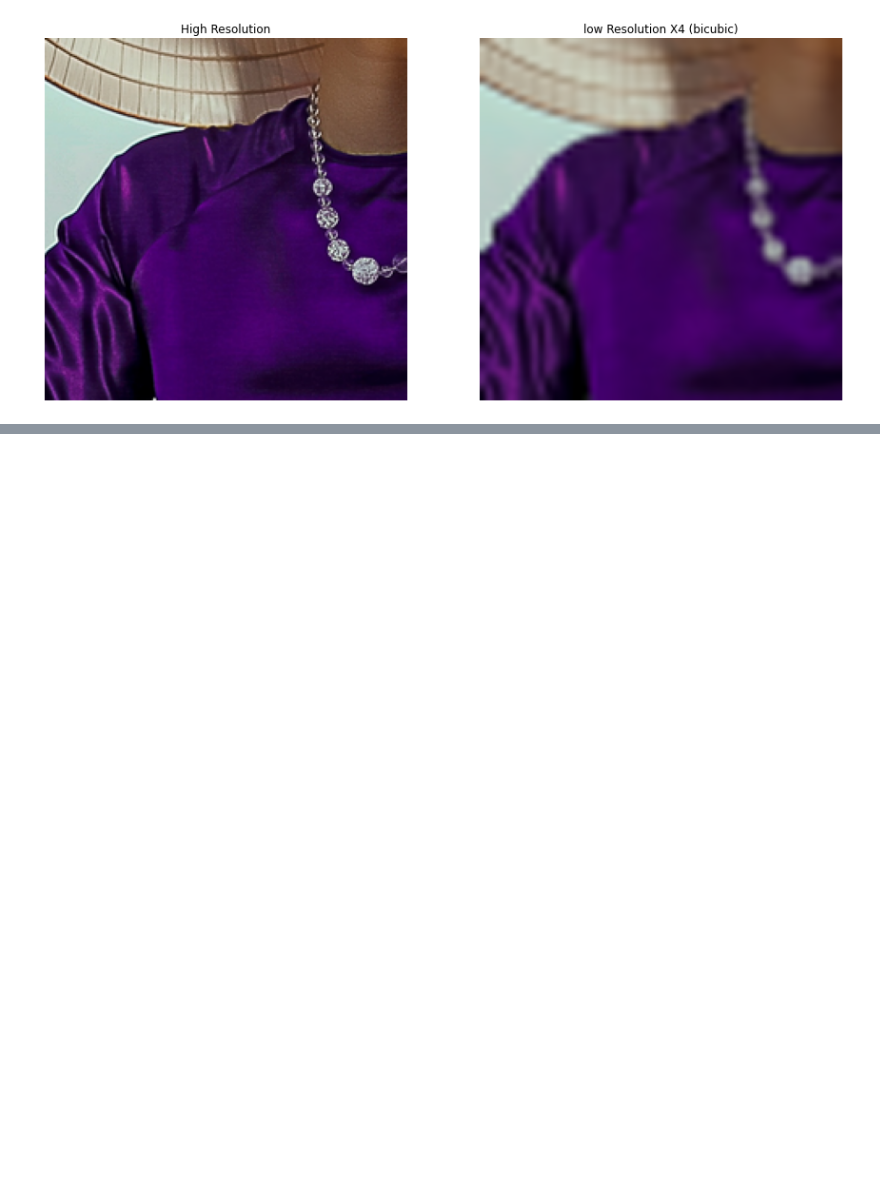
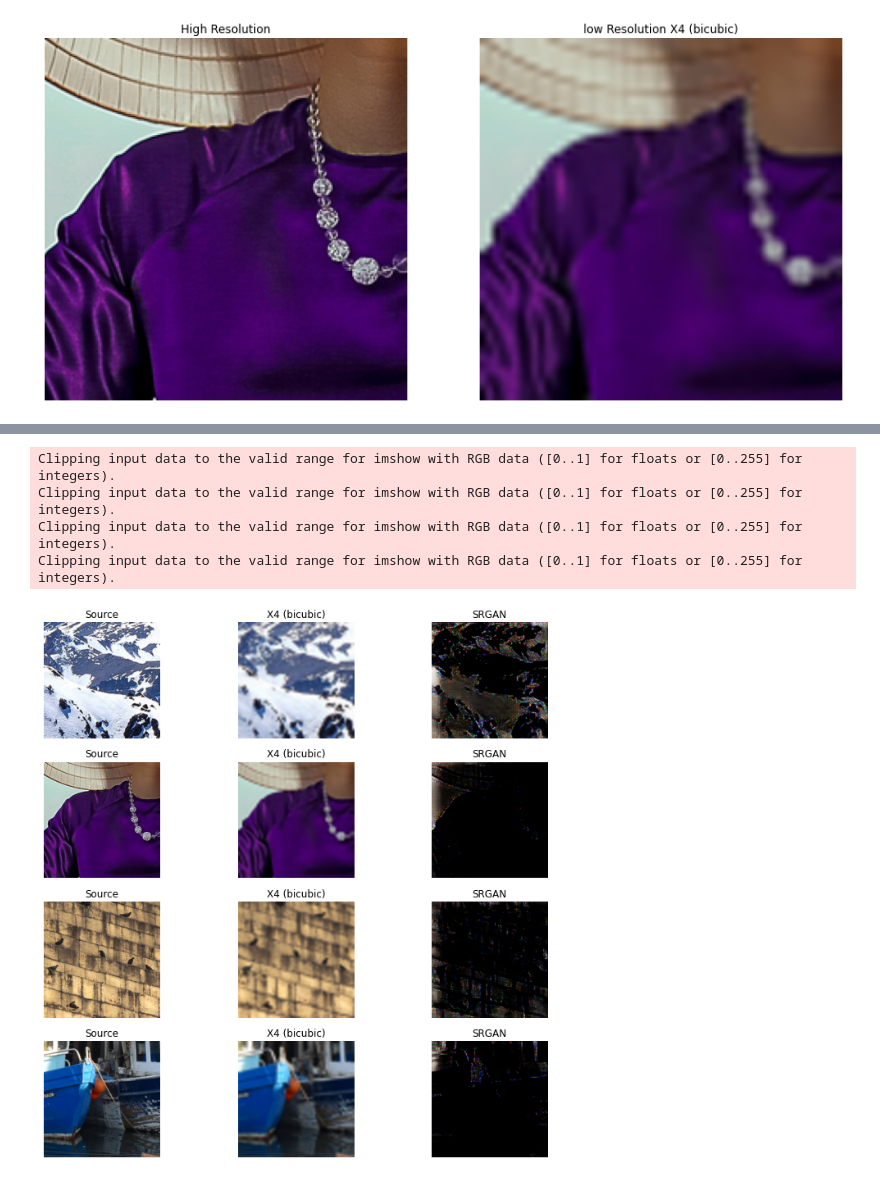
Before and after one commit to sadekujjaman/Machine-Learning, a Jupyter notebook: SIMPLE_SRGAN.ipynb, the cells around one changed output, grey strips where cells are left out. Saved outputs shown, nothing was run; the diff lists cells and outputs as text; code cells hidden in the pictures; blank space fills up the shorter version.

```diff
--- a/SIMPLE_SRGAN.ipynb
+++ b/SIMPLE_SRGAN.ipynb
@@ -324,0 +367,41 @@ IndexError: ignored
+# %%
+model_srgan.train(100, 5, 16)
+# %%
+def plot_predict(low_reso_imgs,high_reso_imgs,srgan_model,n_imgs = 4):
+  plt.figure(figsize = (12,12))
+  plt.tight_layout()
+  k = 0
+  for i in range(0,n_imgs*3,3):
+    k = k + 1
+    idx = k # np.random.randint(0,low_reso_imgs.shape[0]-1)
+    plt.subplot(n_imgs,3,i+1)
+    plt.imshow(high_reso_imgs[idx])
+    plt.grid('off')
+    plt.axis('off')
+    plt.title('Source')
+    plt.subplot(n_imgs,3,i+2)
+    plt.imshow(cv2.resize(low_reso_imgs[idx],(256,256),
+                      interpolation = cv2.INTER_CUBIC))
+    plt.grid('off')
+    plt.axis('off')
+    plt.title('X4 (bicubic)')
+
+    img = srgan_model.generator.predict(np.expand_dims(low_reso_imgs[idx], axis = 0) / 127.5 - 1)
+    img_unnorm = (img+1) * 127.5
+    plt.subplot(n_imgs,3,i+3)
+    plt.imshow(np.squeeze(img_unnorm, axis = 0).astype(np.uint8))
+    plt.grid('off')
+    plt.axis('off')
+    plt.title('SRGAN')
+
+  plt.savefig('predicted.png')
+# %%
+# Load pretrained model
+model_srgan.gan.load_weights('/content/weights/gan_weights_epoch_100.h5')
+plot_predict(low_reso_imgs,high_reso_imgs,model_srgan)
+# %% [output]
+Clipping input data to the valid range for imshow with RGB data ([0..1] for floats or [0..255] for integers).
+Clipping input data to the valid range for imshow with RGB data ([0..1] for floats or [0..255] for integers).
+Clipping input data to the valid range for imshow with RGB data ([0..1] for floats or [0..255] for integers).
+Clipping input data to the valid range for imshow with RGB data ([0..1] for floats or [0..255] for integers).
+[figure, added]
```
Also changed, not shown: parts of 5 cells of this notebook.
